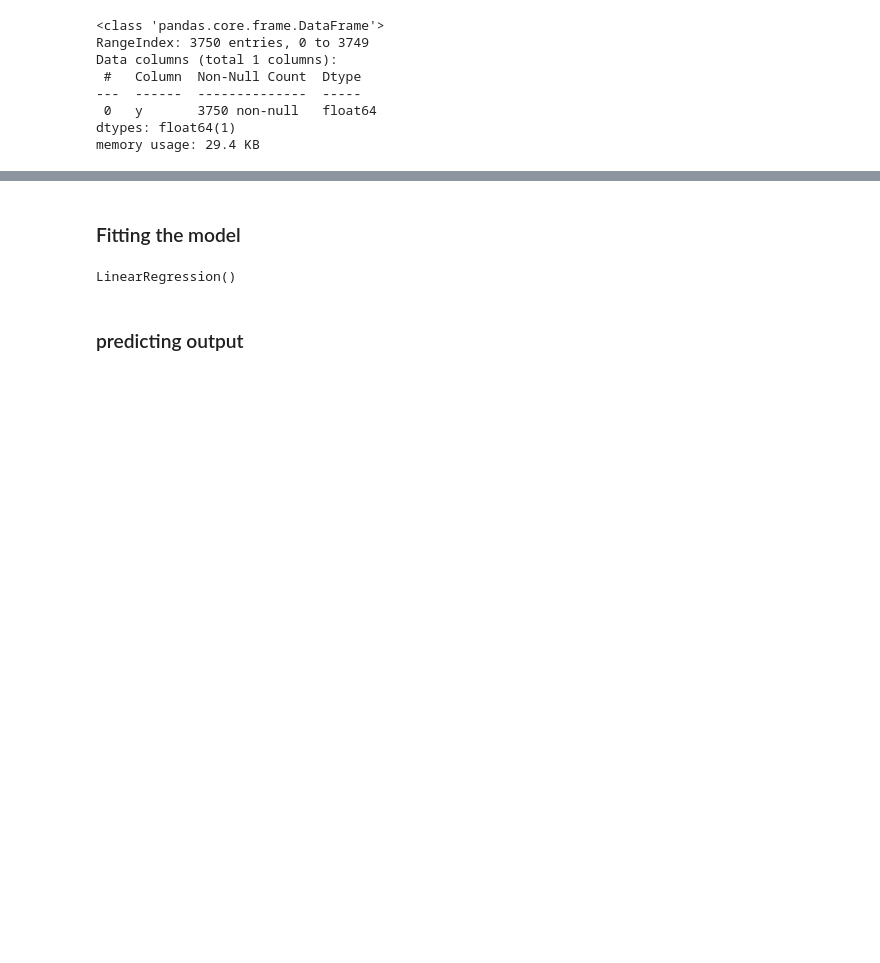
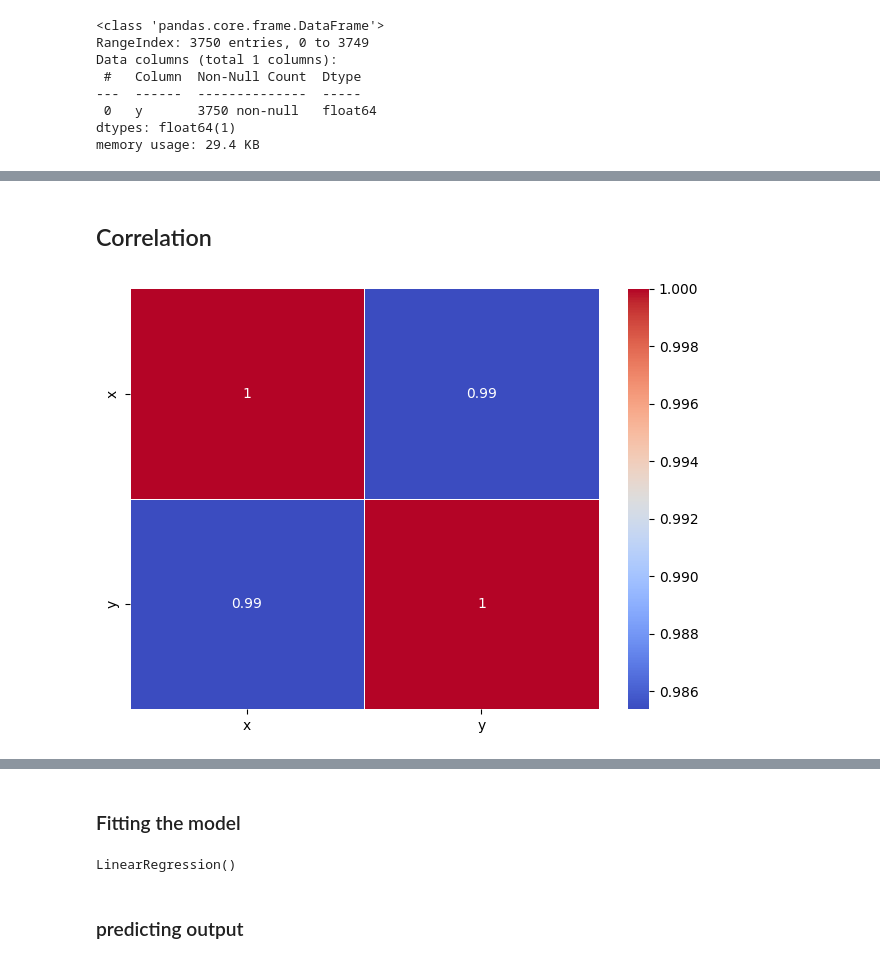
Before and after one commit to SharathHebbar/Hardwork-pays-off, a Jupyter notebook: hardwork pays off.ipynb, the cells around one changed output, grey strips where cells are left out. Saved outputs shown, nothing was run; the diff lists cells and outputs as text; code cells hidden in the pictures; blank space fills up the shorter version.

```diff
--- a/hardwork pays off.ipynb
+++ b/hardwork pays off.ipynb
@@ -77,0 +118,3 @@ memory usage: 29.4 KB
+# %%
+train = pd.concat([x_train, y_train], axis=1)
+train.head()
@@ -112,0 +154,14 @@ x_test.shape
+# %% [markdown]
+## Correlation
+# %%
+sns.heatmap(
+    train.corr(),
+    annot=True,
+    cmap="coolwarm",
+    linewidths=0.5
+)
+plt.tight_layout()
+
+plt.show()
+# %% [output]
+[figure, added]
```
Also changed, not shown: parts of 50 cells of this notebook, 4 other files.
